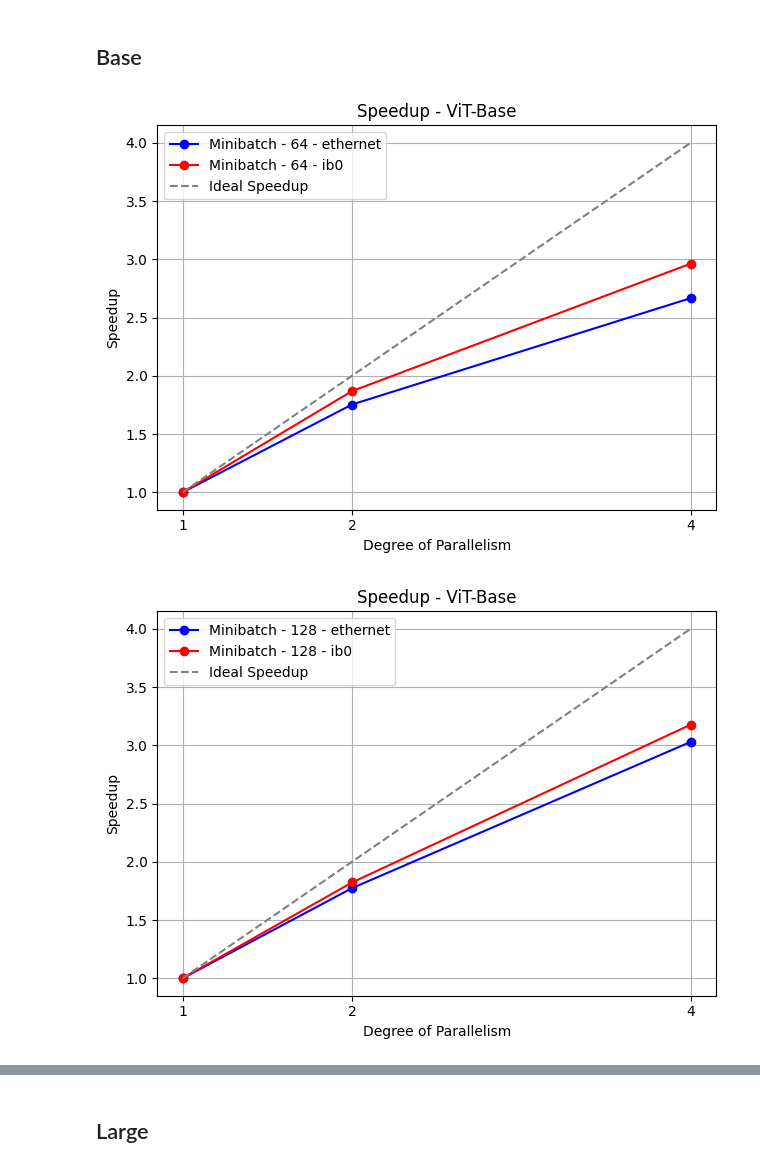
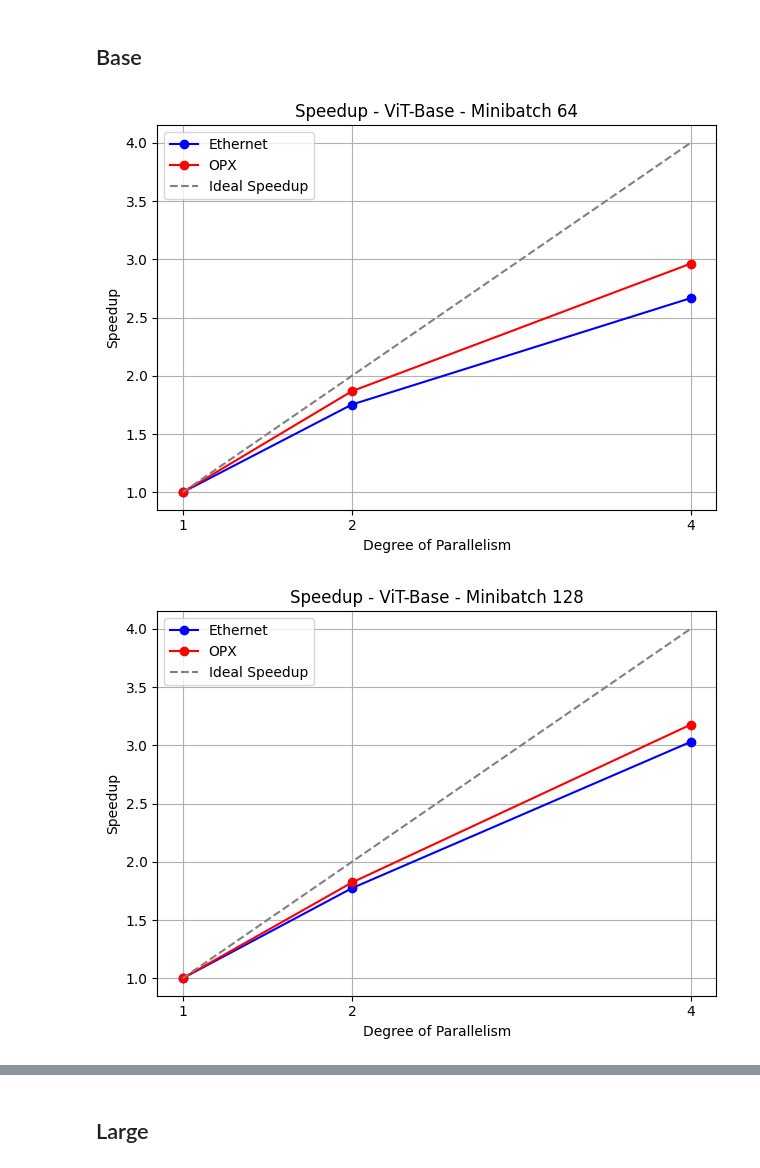
Before and after one commit to JacopoRaffi/Master_Thesis, a Jupyter notebook: analysis/ddp.ipynb, the cells around one changed output, grey strips where cells are left out. Cells and saved outputs as stored; diff of their text form; code cells hidden in the pictures.

```diff
--- a/analysis/ddp.ipynb
+++ b/analysis/ddp.ipynb
@@ -67,15 +67,15 @@ ddp_1_b_256_ib0 = ddp_1_b_256_ib0[ddp_1_b_256_ib0['phase'] == 'train']
 ddp_2_b_256_ib0 = ddp_2_b_256_ib0[ddp_2_b_256_ib0['phase'] == 'train']
 ddp_4_b_256_eth1 = ddp_4_b_256_eth1[ddp_4_b_256_eth1['phase'] == 'train']
 # %%
-plot_speedup([ddp_1_b_64_eth1, ddp_2_b_64_eth1, ddp_4_b_64_eth1], "Speedup - ViT-Base", "Minibatch - 64 - ethernet", color='blue', plot_ideal=False)
-plot_speedup([ddp_1_b_64_eth1, ddp_2_b_64_ib0, ddp_4_b_64_ib0], "Speedup - ViT-Base", "Minibatch - 64 - ib0", color='red', plot_ideal=True)
+plot_speedup([ddp_1_b_64_eth1, ddp_2_b_64_eth1, ddp_4_b_64_eth1], "Speedup - ViT-Base - Minibatch 64", "Ethernet", color='blue', plot_ideal=False)
+plot_speedup([ddp_1_b_64_eth1, ddp_2_b_64_ib0, ddp_4_b_64_ib0], "Speedup - ViT-Base - Minibatch 64", "OPX", color='red', plot_ideal=True)
 plt.tight_layout()
 # %% [output]
-[figure, old version]
+[figure, new version]
 # %%
-plot_speedup([ddp_1_b_128_eth1, ddp_2_b_128_eth1, ddp_4_b_128_eth1], "Speedup - ViT-Base", "Minibatch - 128 - ethernet", color='blue', plot_ideal=False)
-plot_speedup([ddp_1_b_128_eth1, ddp_2_b_128_ib0, ddp_4_b_128_ib0], "Speedup - ViT-Base", "Minibatch - 128 - ib0", color='red', plot_ideal=True)
+plot_speedup([ddp_1_b_128_eth1, ddp_2_b_128_eth1, ddp_4_b_128_eth1], "Speedup - ViT-Base - Minibatch 128", "Ethernet", color='blue', plot_ideal=False)
+plot_speedup([ddp_1_b_128_eth1, ddp_2_b_128_ib0, ddp_4_b_128_ib0], "Speedup - ViT-Base - Minibatch 128", "OPX", color='red', plot_ideal=True)
 plt.tight_layout()
 # %% [output]
-[figure, old version]
+[figure, new version]
 # %%
```
Also changed, not shown: parts of 7 cells of this notebook.
